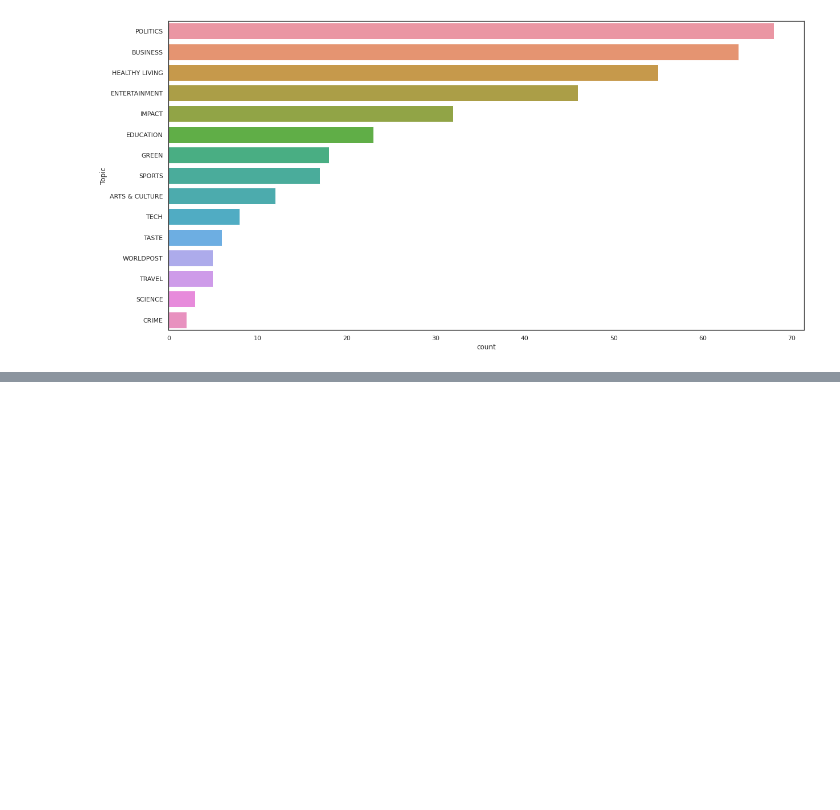
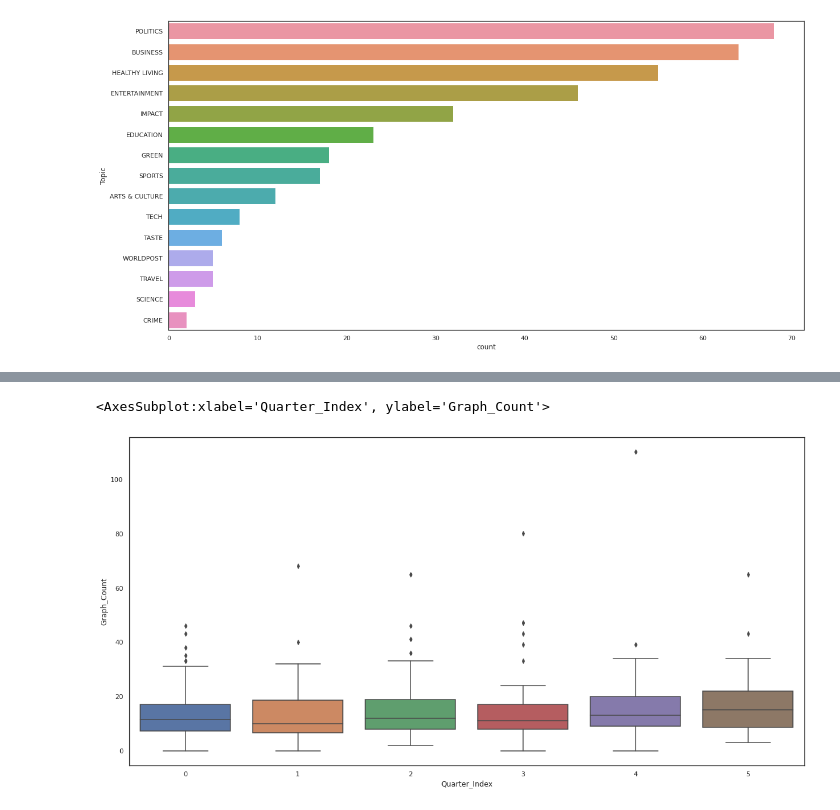
Before and after one commit to jchung01/COGS108-Project-Copy, a Jupyter notebook: EDACheckpointGroup096-Fa21.ipynb, the cells around one changed output, grey strips where cells are left out. Saved outputs shown, nothing was run; the diff lists cells and outputs as text; code cells hidden in the pictures; blank space fills up the shorter version.

```diff
--- a/EDACheckpointGroup096-Fa21.ipynb
+++ b/EDACheckpointGroup096-Fa21.ipynb
@@ -143,0 +141,5 @@ sns.countplot(x='Topic',data=df, hue='Year', order=df['Topic'].value_counts().in
+# %%
+sns.boxplot(x='Quarter_Index', y='Graph_Count', data=df)
+# %% [output]
+<AxesSubplot:xlabel='Quarter_Index', ylabel='Graph_Count'>
+[figure, added]
```
Also changed, not shown: parts of 7 cells of this notebook, 2 other files.
